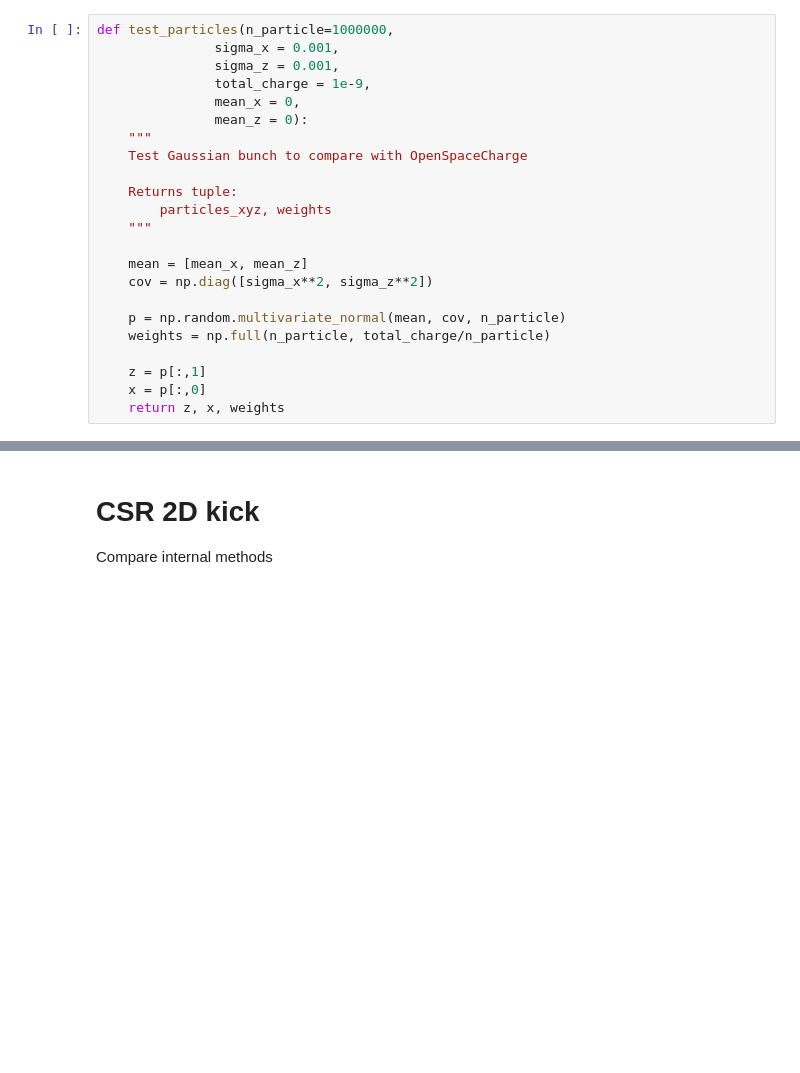
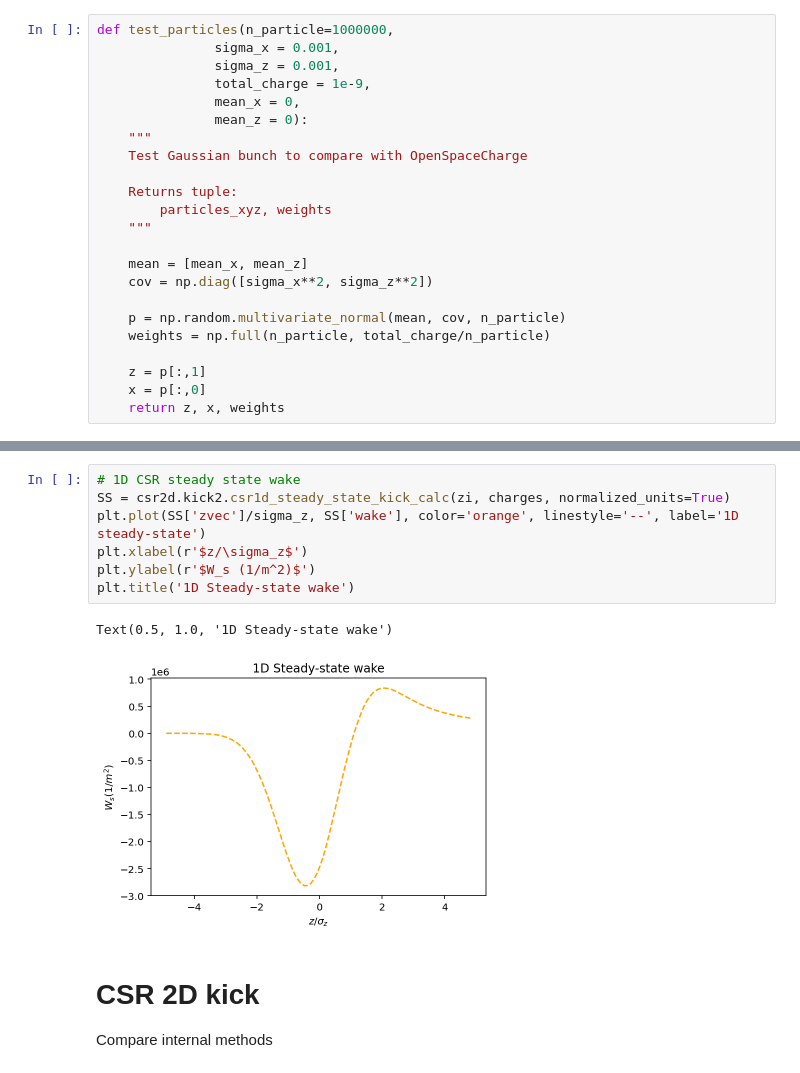
Before and after one commit to weiyuanlou/PyCSR2D, a Jupyter notebook: benchmarking/wake/kick_test.ipynb, the cells around one changed output, grey strips where cells are left out. Cells and saved outputs as stored; diff of their text form; blank space fills up the shorter version.

```diff
--- a/benchmarking/wake/kick_test.ipynb
+++ b/benchmarking/wake/kick_test.ipynb
@@ -103,3 +103,13 @@ Wall time: 119 ms
+# %%
+# 1D CSR steady state wake
+SS = csr2d.kick2.csr1d_steady_state_kick_calc(zi, charges, normalized_units=True)
+plt.plot(SS['zvec']/sigma_z, SS['wake'], color='orange', linestyle='--', label='1D steady-state')
+plt.xlabel(r'$z/\sigma_z$')
+plt.ylabel(r'$W_s (1/m^2)$')
+plt.title('1D Steady-state wake')
+# %% [output]
+Text(0.5, 1.0, '1D Steady-state wake')
+[figure, added]
 # %% [markdown]
 # CSR 2D kick
 
```
Also changed, not shown: parts of 10 cells of this notebook, 1 other file.
